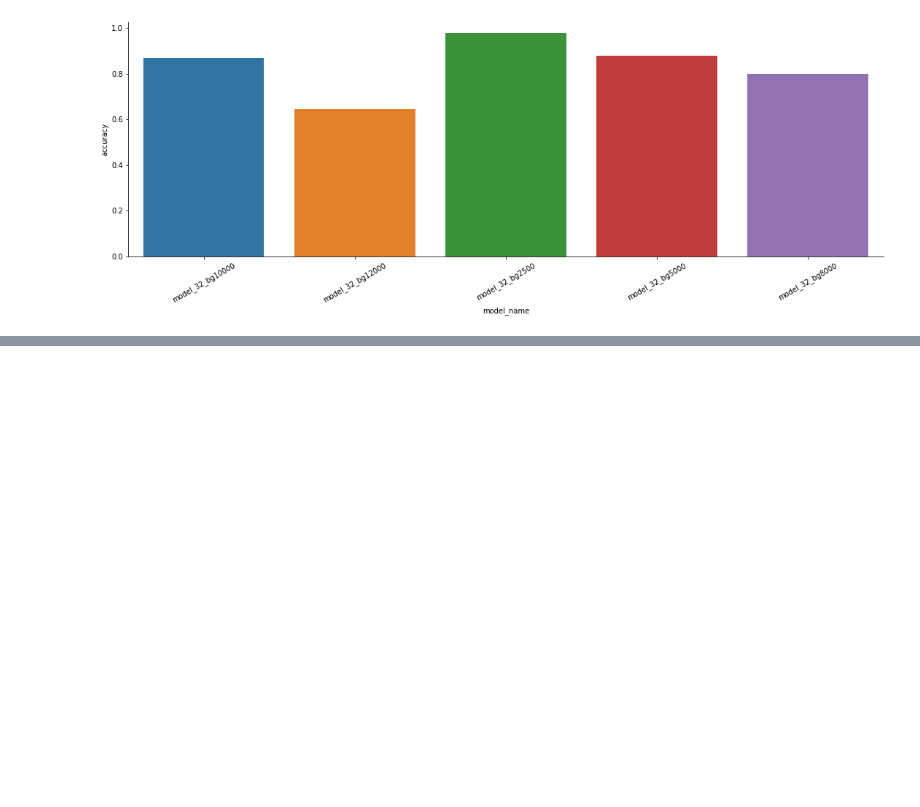
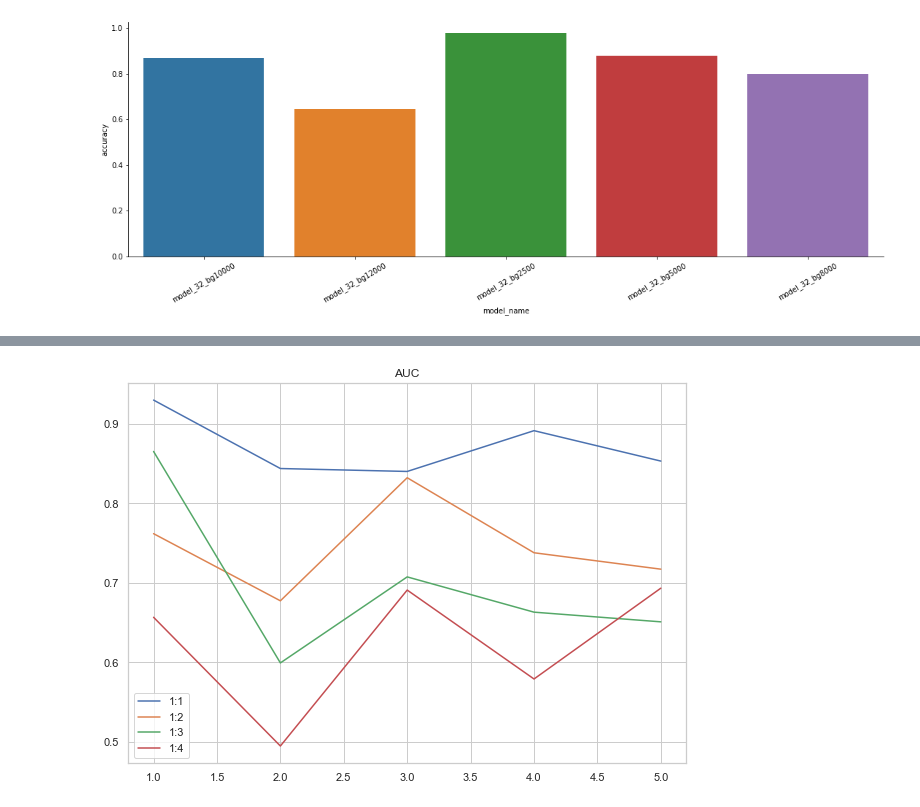
Before and after one commit to SivenM/test_models, a Jupyter notebook: testing_plots.ipynb, the cells around one changed output, grey strips where cells are left out. Saved outputs shown, nothing was run; the diff lists cells and outputs as text; code cells hidden in the pictures; blank space fills up the shorter version.

```diff
--- a/testing_plots.ipynb
+++ b/testing_plots.ipynb
@@ -41,0 +285,12 @@ auc_m12000 = data_m12000['auc']
+# %%
+plt.figure(figsize=(10, 7))
+plt.plot([1,2,3,4,5], r1_auc, label='1:1');
+plt.plot([1,2,3,4,5], r2_auc, label='1:2');
+plt.plot([1,2,3,4,5], r3_auc, label='1:3');
+plt.plot([1,2,3,4,5], r4_auc, label='1:4');
+plt.legend()
+plt.title('AUC')
+plt.grid('on')
+plt.show();
+# %% [output]
+[figure, added]
```
Also changed, not shown: parts of 18 cells of this notebook, 3 other files.
